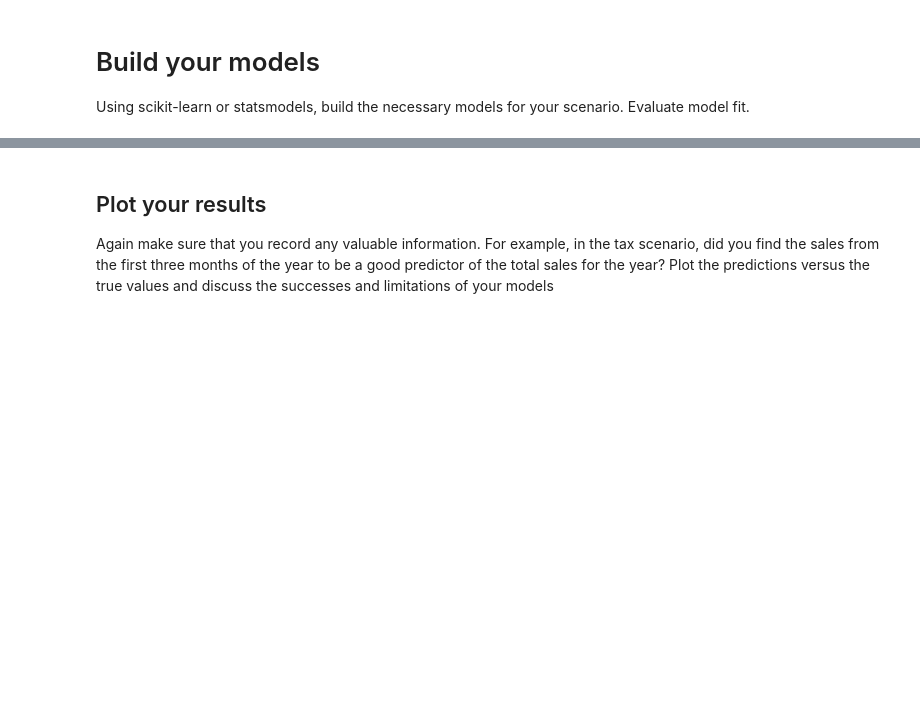
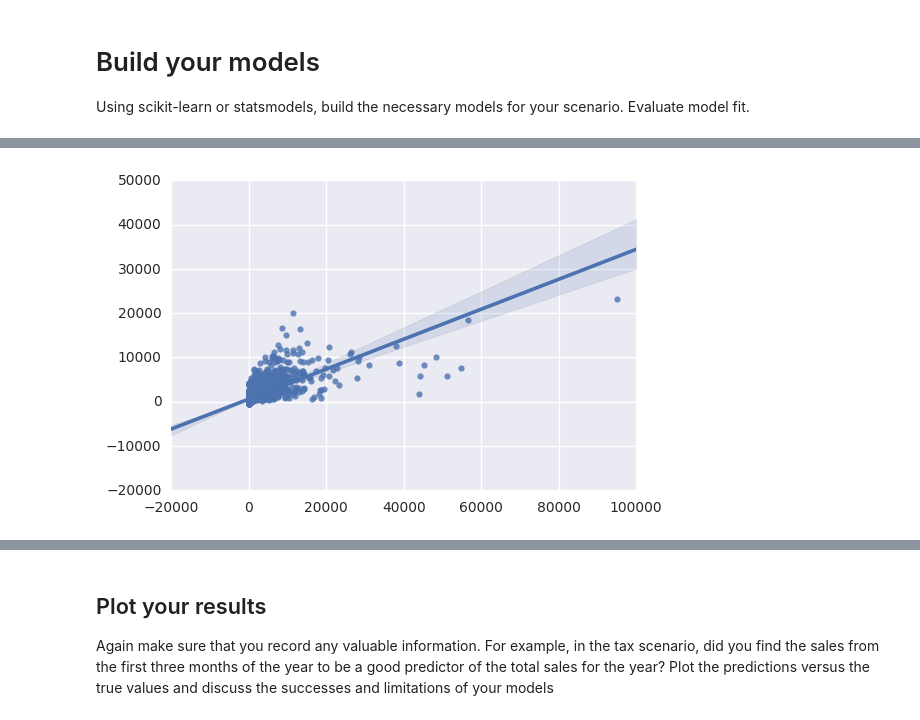
Before and after one commit to SuketuK/Project3, a Jupyter notebook: Project 3 Starter Code.ipynb, the cells around one changed output, grey strips where cells are left out. Cells and saved outputs as stored; diff of their text form; code cells hidden in the pictures; blank space fills up the shorter version.

```diff
--- a/Project 3 Starter Code.ipynb
+++ b/Project 3 Starter Code.ipynb
@@ -386,0 +380,5 @@ array([  685.04624866,   595.08040982,   420.38112246,   372.2056576 ,
+# %%
+# run elasticnet
+models[2]  = standard_regression(iowa_data_2015,iowa_target_2015,ElasticNet())
+# %% [output]
+[figure, added]
```
Also changed, not shown: parts of 17 cells of this notebook.
